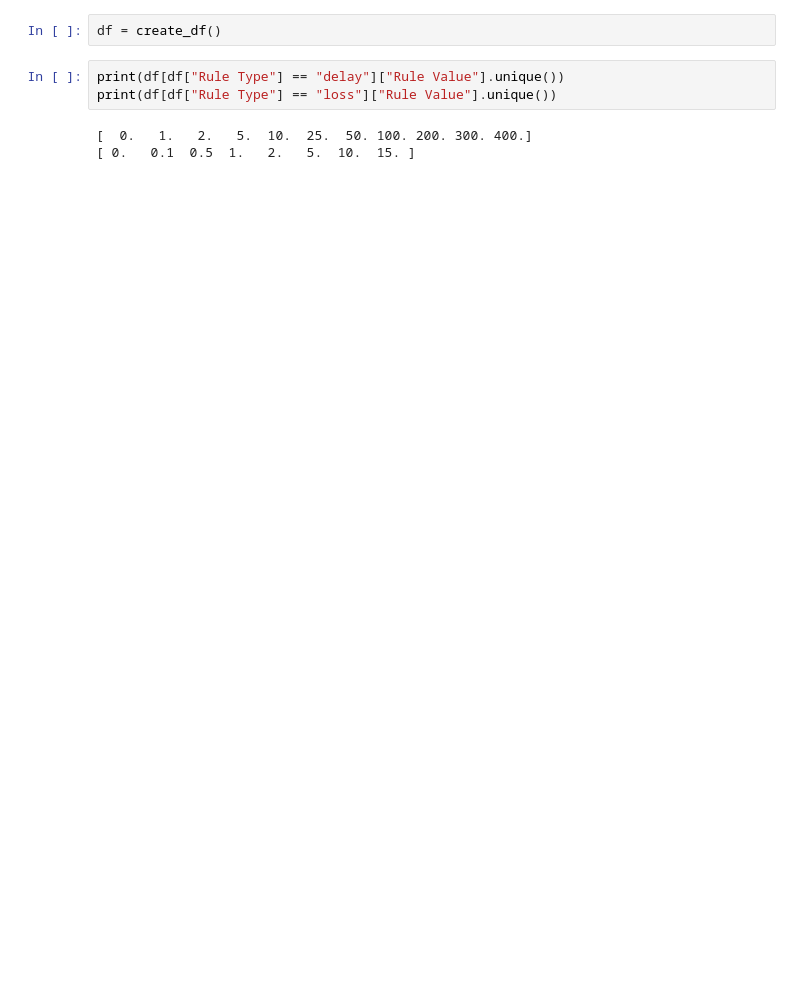
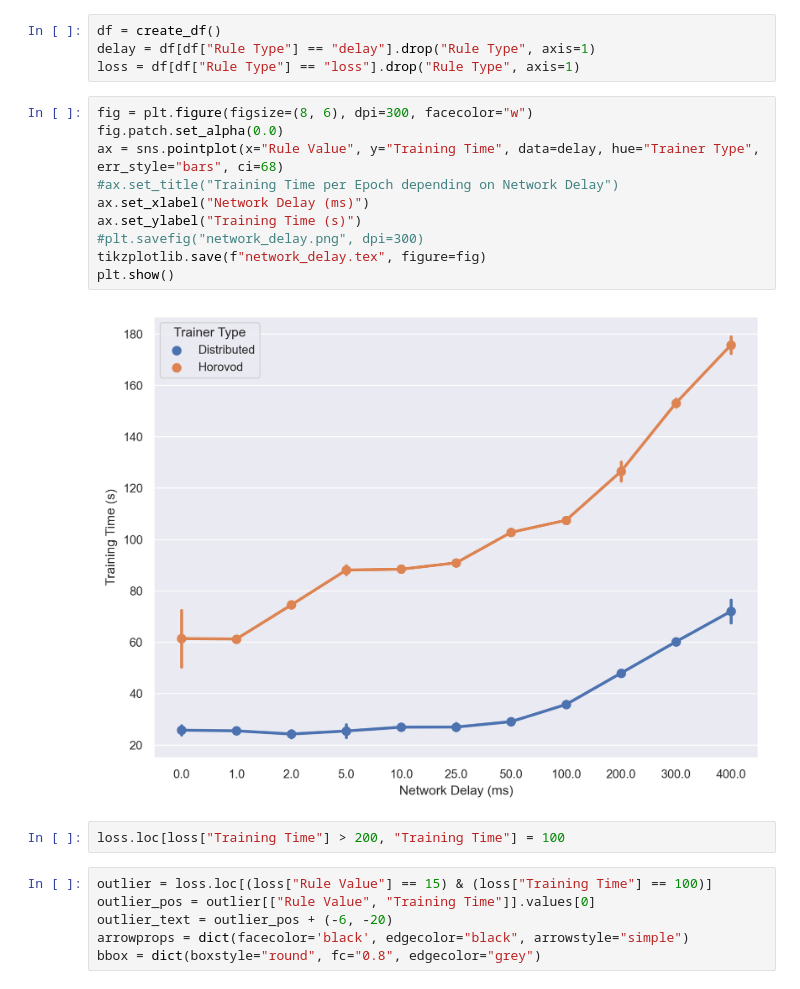
Before and after one commit to jkhlr/pytorch-distributed-rnn, a Jupyter notebook: evaluation/Experiments_network.ipynb, the cells around one changed output. Drawn from its saved outputs; the diff is of its cells as text; blank space fills up the shorter version.

```diff
--- a/evaluation/Experiments_network.ipynb
+++ b/evaluation/Experiments_network.ipynb
@@ -32,12 +33,28 @@ def create_single_df(file_name):
 
 def create_df():
     return pd.concat([create_single_df("results_network_202007211500.json"), create_single_df("results_network_202007211630.json")])
-# %%
-df = create_df()
 # %%
-print(df[df["Rule Type"] == "delay"]["Rule Value"].unique())
-print(df[df["Rule Type"] == "loss"]["Rule Value"].unique())
+df = create_df()
+delay = df[df["Rule Type"] == "delay"].drop("Rule Type", axis=1)
+loss = df[df["Rule Type"] == "loss"].drop("Rule Type", axis=1)
-# %% [output]
-[  0.   1.   2.   5.  10.  25.  50. 100. 200. 300. 400.]
-[ 0.   0.1  0.5  1.   2.   5.  10.  15. ]
+# %%
+fig = plt.figure(figsize=(8, 6), dpi=300, facecolor="w")
+fig.patch.set_alpha(0.0)
+ax = sns.pointplot(x="Rule Value", y="Training Time", data=delay, hue="Trainer Type", err_style="bars", ci=68)
+#ax.set_title("Training Time per Epoch depending on Network Delay")
+ax.set_xlabel("Network Delay (ms)")
+ax.set_ylabel("Training Time (s)")
+#plt.savefig("network_delay.png", dpi=300)
+tikzplotlib.save(f"network_delay.tex", figure=fig)
+plt.show()
+# %% [output]
+[figure, added]
+# %%
+loss.loc[loss["Training Time"] > 200, "Training Time"] = 100
+# %%
+outlier = loss.loc[(loss["Rule Value"] == 15) & (loss["Training Time"] == 100)]
+outlier_pos = outlier[["Rule Value", "Training Time"]].values[0]
+outlier_text = outlier_pos + (-6, -20)
+arrowprops = dict(facecolor='black', edgecolor="black", arrowstyle="simple")
+bbox = dict(boxstyle="round", fc="0.8", edgecolor="grey")
 # %%
```
Also changed, not shown: parts of 9 cells of this notebook, 1 other file.
